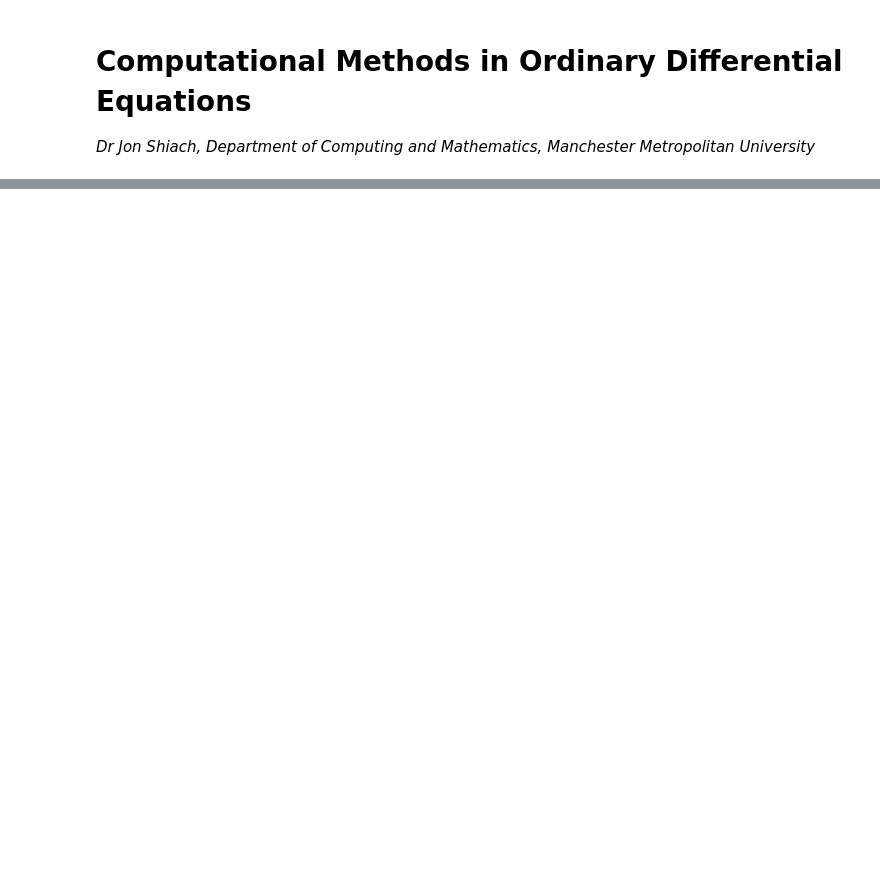
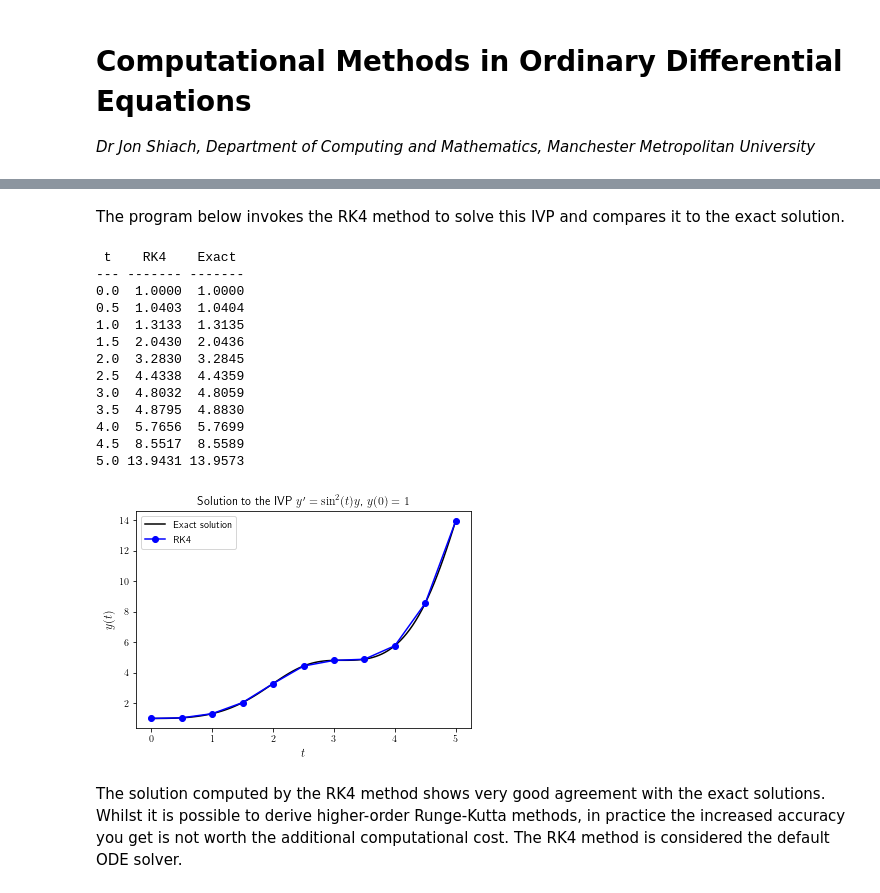
Before and after one commit to drjonshiach/ODEs, a Jupyter notebook: Python/runge_kutta_methods.ipynb, the cells around one changed output, grey strips where cells are left out. Drawn from its saved outputs; the diff is of its cells as text; code cells hidden in the pictures; blank space fills up the shorter version.

```diff
--- a/Python/runge_kutta_methods.ipynb
+++ b/Python/runge_kutta_methods.ipynb
@@ -250,0 +465,54 @@ The application of Runge-Kutta methods to solve initial value problems is covere
+# %% [markdown]
+The program below invokes the RK4 method to solve this IVP and compares it to the exact solution.
+# %%
+import numpy as np
+from astropy.table import Table
+import matplotlib.pyplot as plt
+from matplotlib import rc
+%matplotlib inline
+rc('text', usetex=True)
+
+# Define IVP parameters
+tspan = [ 0 , 5 ]
+y0 = 1
+h = 0.5
+
+# Solve the IVP using the RK4 method
+t, y = rk4(f, tspan, y0, h)
+
+# Output solution table
+table = Table([t, y, exact_sol(t)], names=('t', 'RK4', 'Exact'))
+table['RK4'].info.format = '0.4f'
+table['Exact'].info.format = '0.4f'
+print(table)
+
+# Plot solutions
+fig, ax = plt.subplots()
+
+t1 = np.linspace(tspan[0], tspan[1], 100)
+ax.plot(t1, exact_sol(t1), 'k-', label='Exact solution')
+ax.plot(t, y, 'bo-', label='RK4')
+
+ax.set_title("Solution to the IVP $y'=\sin^2(t)y$, $y(0) = 1$")
+ax.set_xlabel('$t$', fontsize=12)
+ax.set_ylabel('$y(t)$', fontsize=12)
+ax.legend()
+
+plt.show()
+# %% [output]
+ t    RK4    Exact
+--- ------- -------
+0.0  1.0000  1.0000
+0.5  1.0403  1.0404
+1.0  1.3133  1.3135
+1.5  2.0430  2.0436
+2.0  3.2830  3.2845
+2.5  4.4338  4.4359
+3.0  4.8032  4.8059
+3.5  4.8795  4.8830
+4.0  5.7656  5.7699
+4.5  8.5517  8.5589
+5.0 13.9431 13.9573
+[figure, added]
+# %% [markdown]
+The solution computed by the RK4 method shows very good agreement with the exact solutions. Whilst it is possible to derive higher-order Runge-Kutta methods, in practice the increased accuracy you get is not worth the additional computational cost. The RK4 method is considered the default ODE solver.
```
Also changed, not shown: parts of 24 cells of this notebook, 5 other files.
